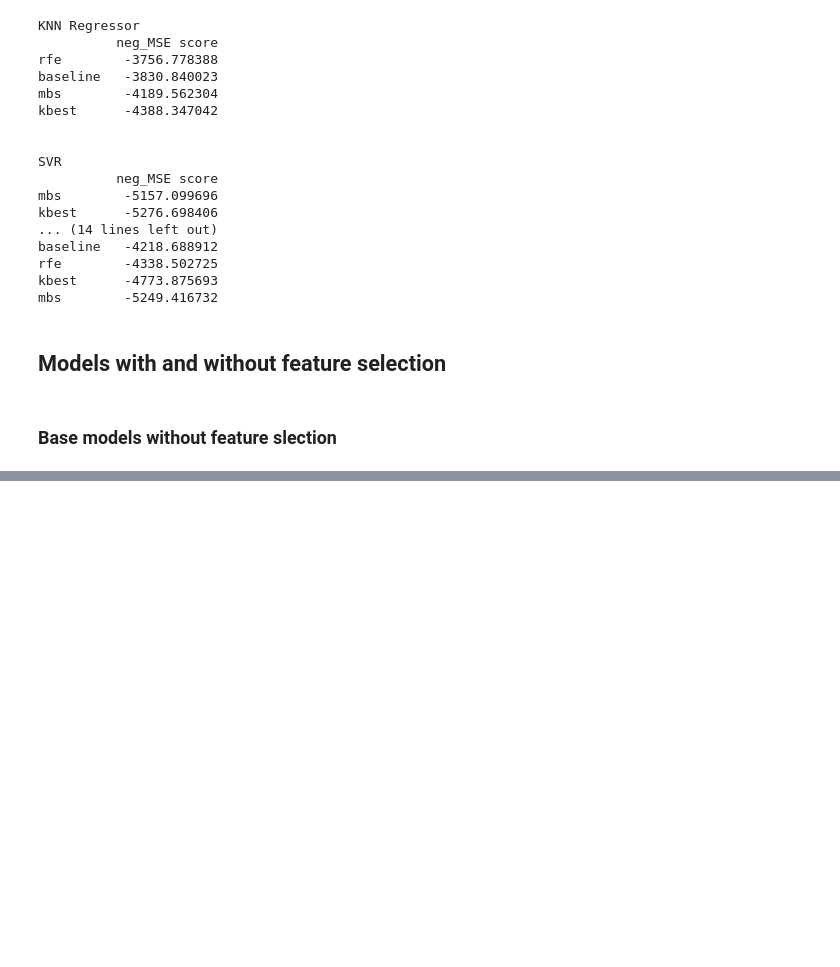
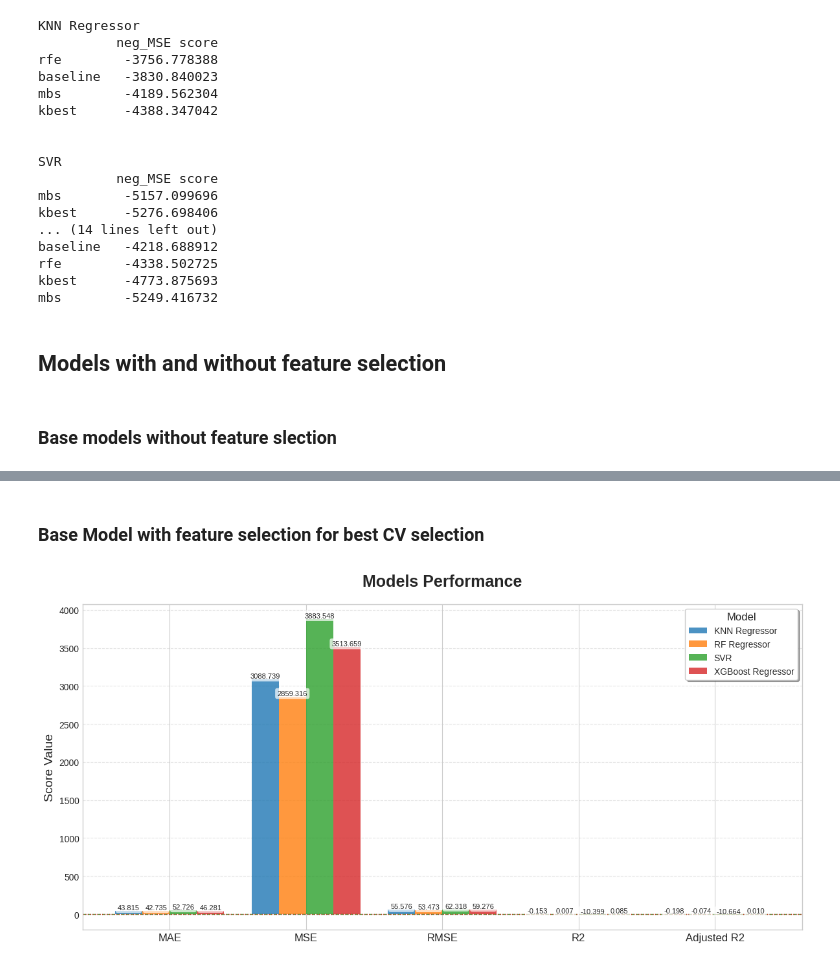
Before and after one commit to xXKeNdAmAmAsTeRXx/Machine-Learning-Tasks, a Jupyter notebook: Model_Selection_and_Regularization/Regression - Diabetes Dataset.ipynb, the cells around one changed output, grey strips where cells are left out. Drawn from its saved outputs; the diff is of its cells as text; code cells hidden in the pictures; blank space fills up the shorter version.

Commit message:
metrics plot for selected feature models

```diff
--- a/Model_Selection_and_Regularization/Regression - Diabetes Dataset.ipynb
+++ b/Model_Selection_and_Regularization/Regression - Diabetes Dataset.ipynb
@@ -439,0 +441,26 @@ plot_meterics(dummy_models_scores)
+# %% [markdown]
+### Base Model with feature selection for best CV selection
+# %%
+def fit_and_test_with_pipe(pipe):
+    global x_train, y_train, x_test, y_test
+    pipe.fit(x_train, y_train)
+    y_hat = pipe.predict(x_test)
+
+    if len(pipe.named_steps) > 1:
+        selector = pipe.named_steps['feature_selection']
+        p_selected = (selector.get_support()).sum()
+        feature_shape = (len(x_test),  p_selected)
+    else:
+        feature_shape = x_test.shape
+
+    return metric(y_test, y_hat, feature_shape)
+# %%
+selected_predictor_scores = {}
+
+for n in model_names:
+    selected_predictor_scores[n] = fit_and_test_with_pipe(models_and_pipes[n]['Best_cv'])
+
+
+plot_meterics(selected_predictor_scores)
+# %% [output]
+[figure, added]
```
Also changed, not shown: parts of 3 cells of this notebook.
